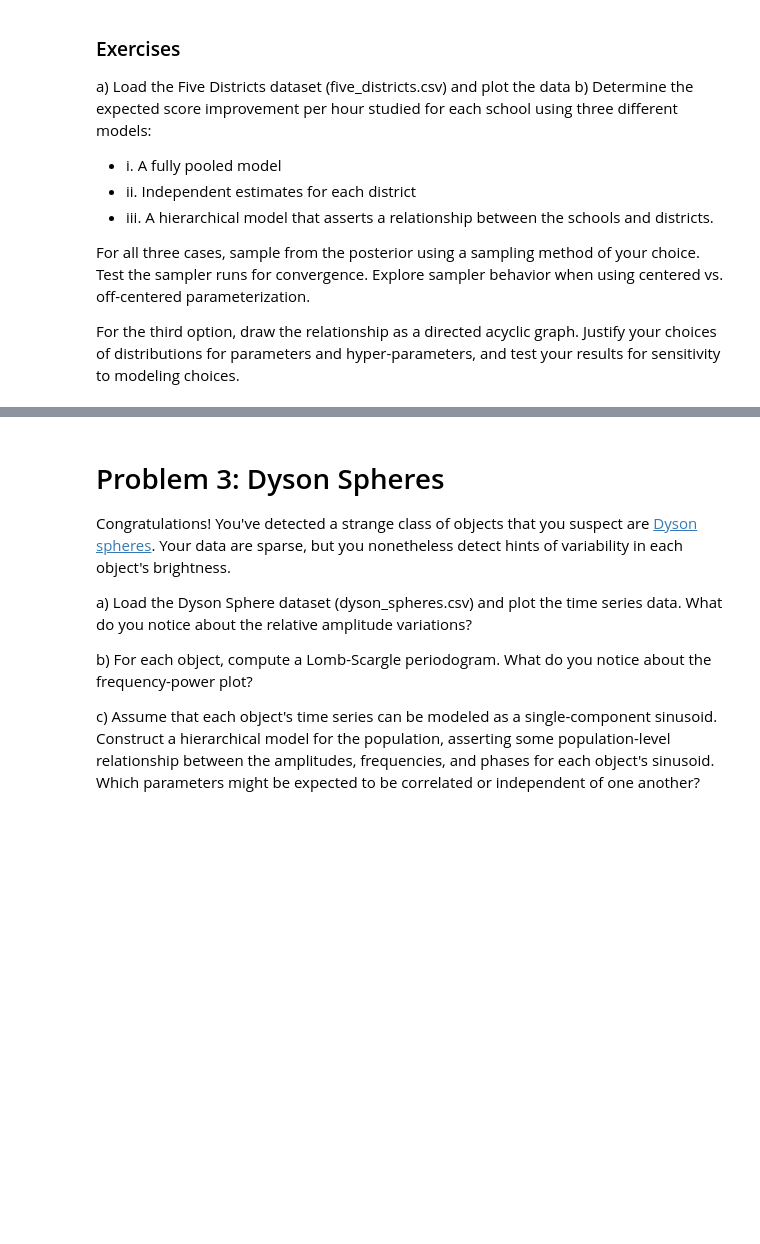
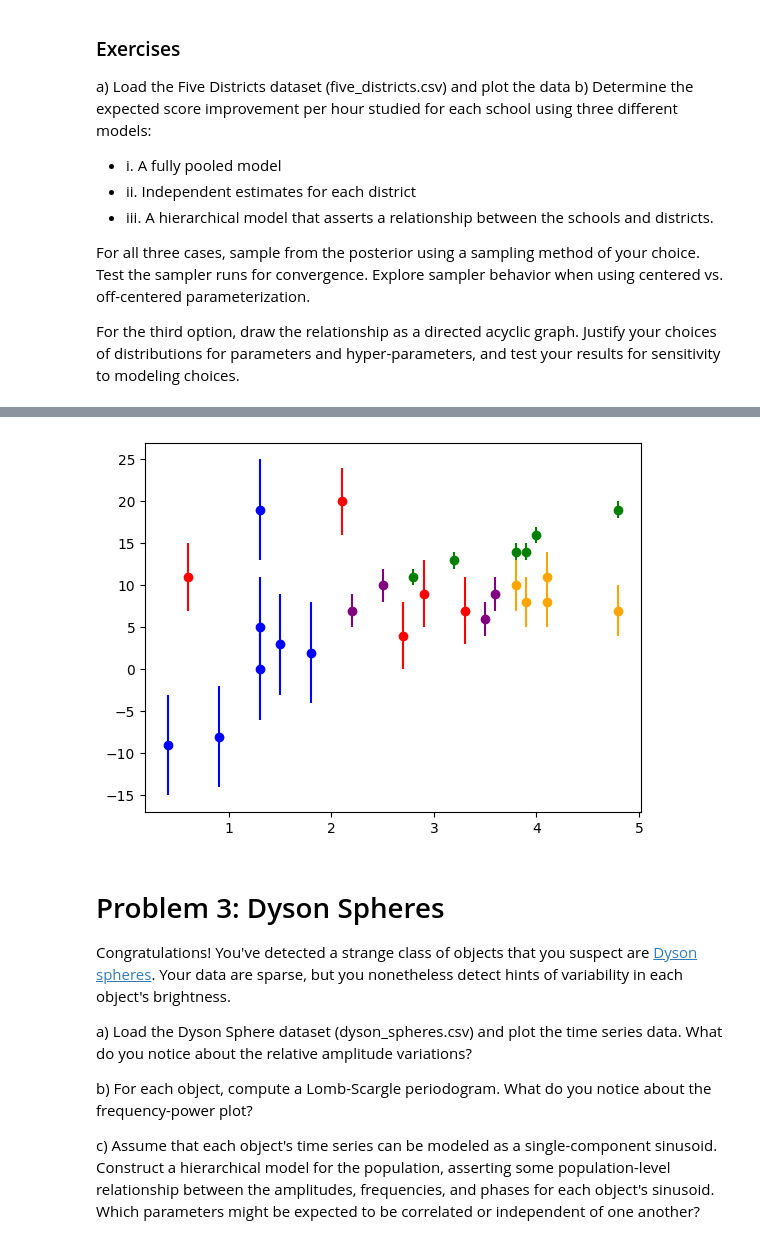
Before and after one commit to patriglesias/Session-23, a Jupyter notebook: Day4/Day4_HBayes.ipynb, the cells around one changed output, grey strips where cells are left out. Saved outputs shown, nothing was run; the diff lists cells and outputs as text; code cells hidden in the pictures; blank space fills up the shorter version.

```diff
--- a/Day4/Day4_HBayes.ipynb
+++ b/Day4/Day4_HBayes.ipynb
@@ -168,3 +168,7 @@ b) Determine the expected score improvement per hour studied for each school usi
 For all three cases, sample from the posterior using a sampling method of your choice. Test the sampler runs for convergence. Explore sampler behavior when using centered vs. off-centered parameterization.
 
 For the third option, draw the relationship as a directed acyclic graph. Justify your choices of distributions for parameters and hyper-parameters, and test your results for sensitivity to modeling choices.
+# %%
+import pandas as pd
+data=pd.read_csv('five_districts.csv')
+data
@@ -171,3 +193,17 @@ For the third option, draw the relationship as a directed acyclic graph. Justify
+# %%
+color_map = {'A': 'red', 'B': 'blue', 'C': 'green', 'D': 'orange', 'E': 'purple'}
+color_list = data['district'].map(color_map).tolist()
+# %%
+for i, color in enumerate(color_list):
+    plt.errorbar(
+        data['hours_studied'].iloc[i],
+        data['score_change'].iloc[i],
+        yerr=data['score_change_err'].iloc[i],
+        fmt='o',
+        color=color
+    )
+# %% [output]
+[figure, added]
 # %% [markdown]
 # Problem 3: Dyson Spheres
 
```
Also changed, not shown: parts of 1 cell of this notebook.
